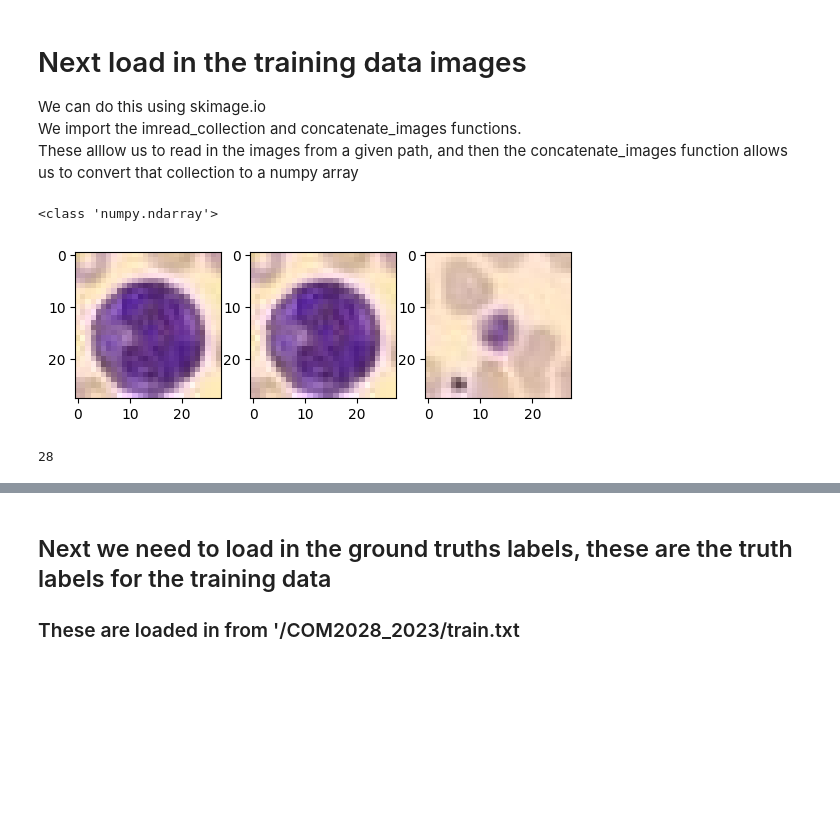
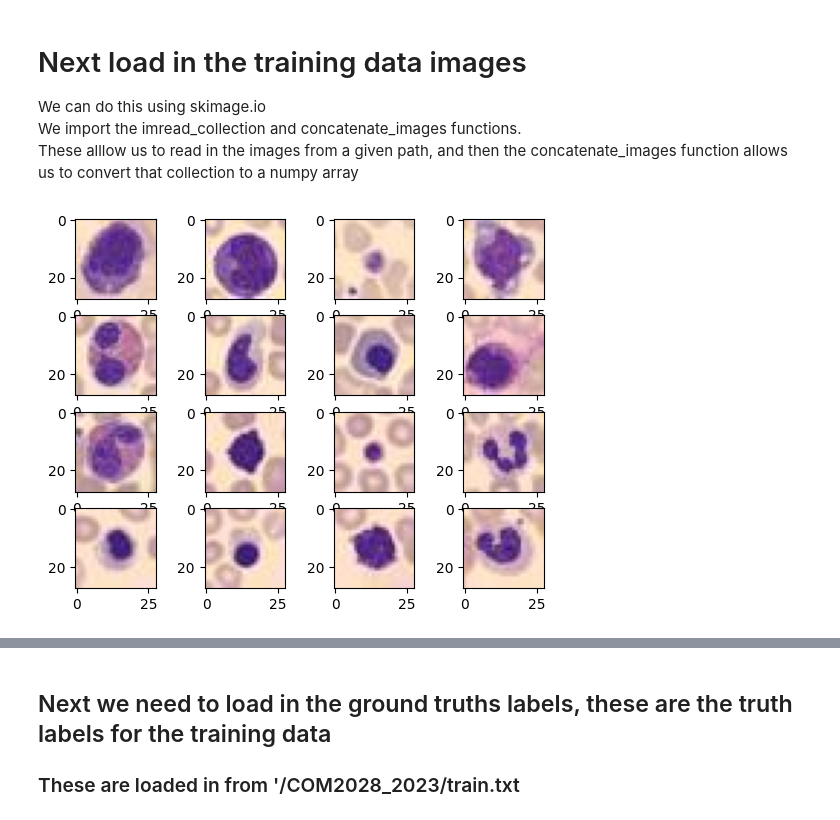
Before and after one commit to liam-michel/AI-coursework, a Jupyter notebook: coursework.ipynb, the cells around one changed output, grey strips where cells are left out. Cells and saved outputs as stored; diff of their text form; code cells hidden in the pictures; blank space fills up the shorter version.

```diff
--- a/coursework.ipynb
+++ b/coursework.ipynb
@@ -35,22 +35,12 @@ training_images_path = './COM2028_2023/train'
 training_images_collection = imread_collection(training_images_path + '/*.jpg')
 training_images = np.concatenate([image[np.newaxis] for image in training_images_collection])
 print(type(training_images))
-
-#print out 3 example images from the trianing set in a single row using subplot
-plt.subplot(1, 3, 1)
-plt.imshow(training_images[1])
-
-plt.subplot(1,3, 2)
-plt.imshow(training_images[1])
-
-plt.subplot(1,3,3,)
-plt.imshow(training_images[2])
-plt.show()
-# %% [output]
-<class 'numpy.ndarray'>
-[figure, removed]
-# %%
-#test image collection
-print(len(training_images[0][0]))
-# %% [output]
-28
+# %%
+#print out some example training images
+#print out 16 example training images using subplots(4,4), giving us 4 rows of 4 columns
+
+for i in range(0,16):
+    plt.subplot(4,4, i+1)
+    plt.imshow(training_images[i])
+# %% [output]
+[figure, added]
```
Also changed, not shown: parts of 3 cells of this notebook.
